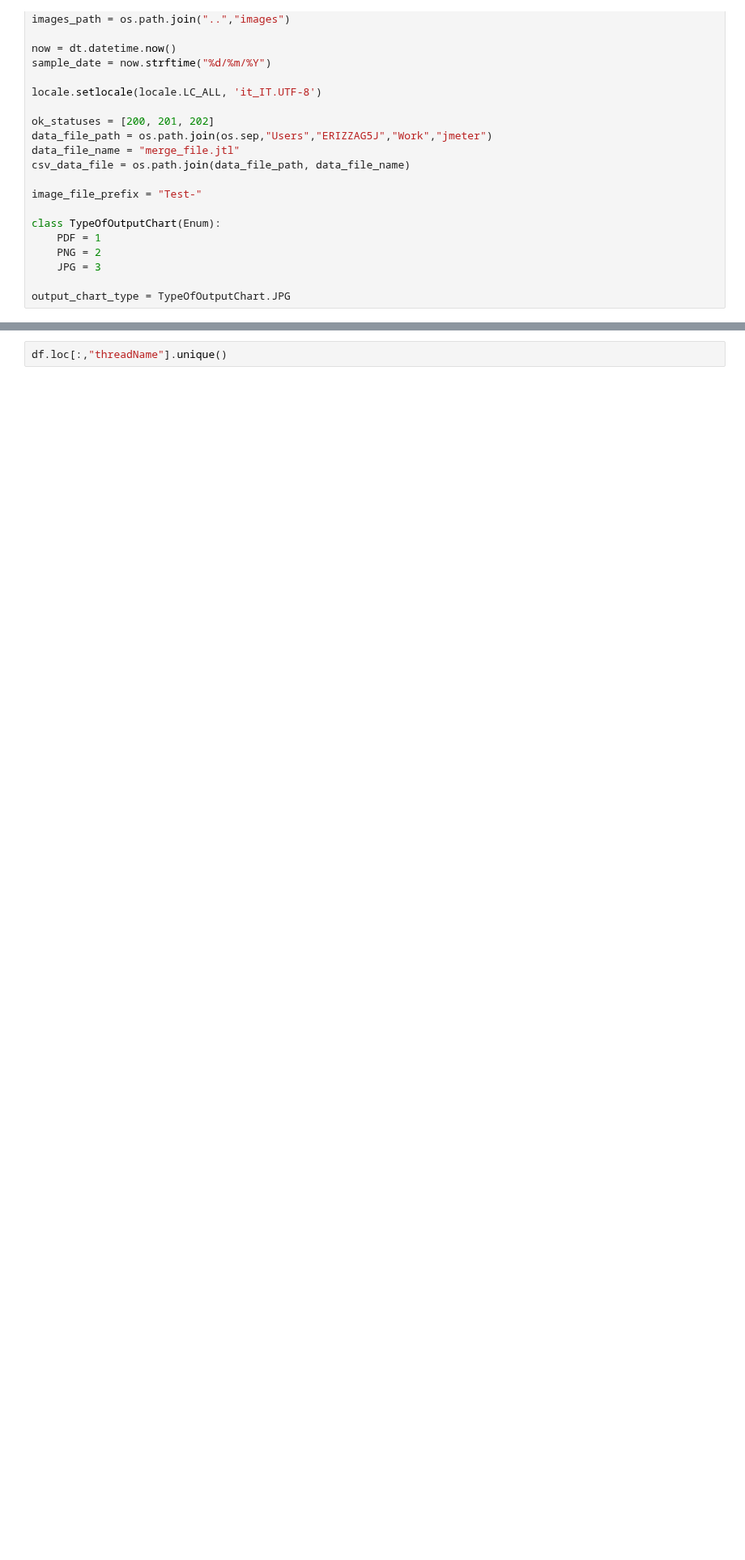
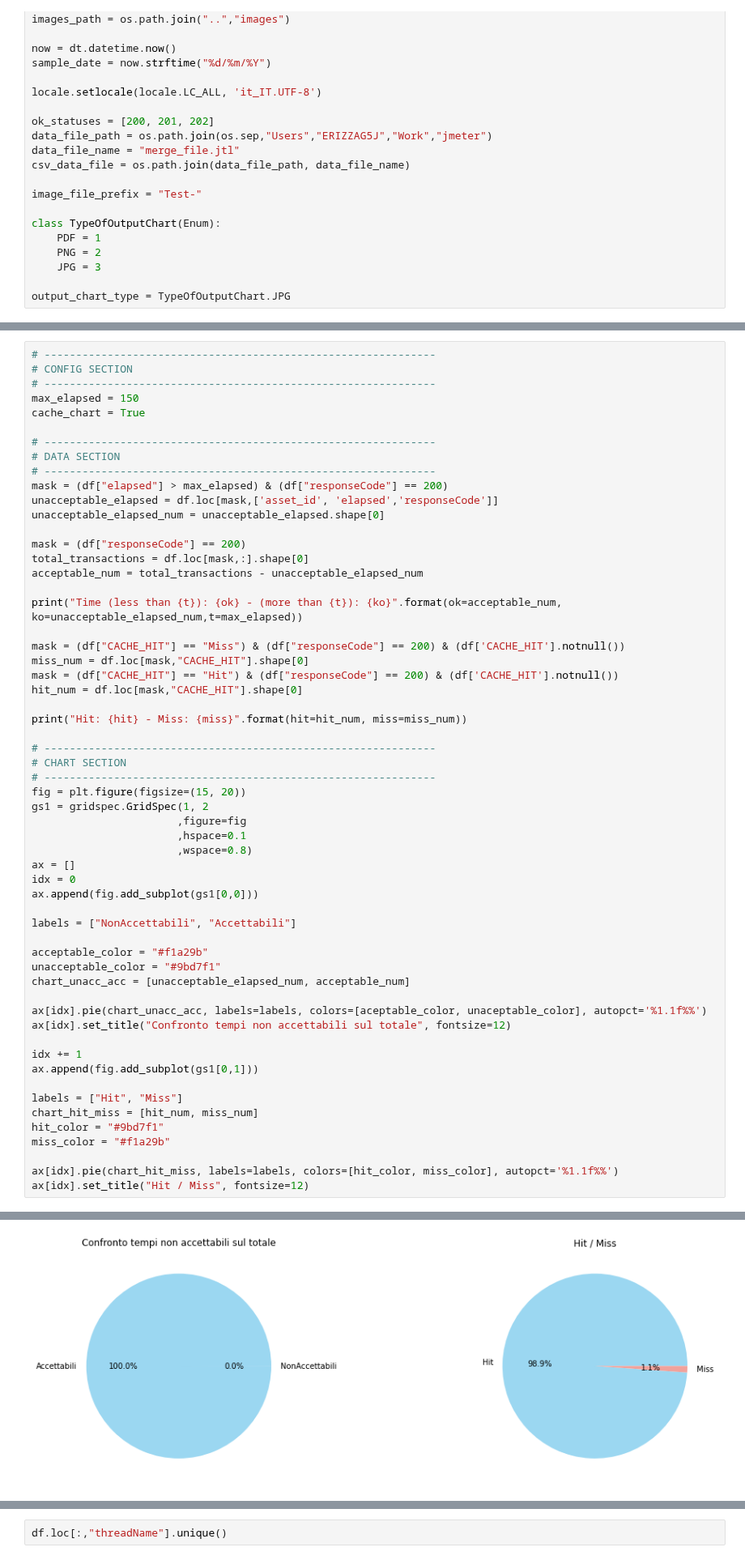
Before and after one commit to p-giovanni/JMeter_report, a Jupyter notebook: notebook/JMeter_JTL_analisys.ipynb, the cells around one changed output, grey strips where cells are left out. Shown at 81% size. Cells and saved outputs as stored; diff of their text form; blank space fills up the shorter version.

```diff
--- a/notebook/JMeter_JTL_analisys.ipynb
+++ b/notebook/JMeter_JTL_analisys.ipynb
@@ -71,0 +104,59 @@ df.loc[mask,:].shape
+# %%
+# --------------------------------------------------------------
+# CONFIG SECTION
+# --------------------------------------------------------------
+max_elapsed = 150
+cache_chart = True
+
+# --------------------------------------------------------------
+# DATA SECTION
+# --------------------------------------------------------------
+mask = (df["elapsed"] > max_elapsed) & (df["responseCode"] == 200)
+unacceptable_elapsed = df.loc[mask,['asset_id', 'elapsed','responseCode']]
+unacceptable_elapsed_num = unacceptable_elapsed.shape[0]
+
+mask = (df["responseCode"] == 200)
+total_transactions = df.loc[mask,:].shape[0]
+acceptable_num = total_transactions - unacceptable_elapsed_num
+
+print("Time (less than {t}): {ok} - (more than {t}): {ko}".format(ok=acceptable_num, ko=unacceptable_elapsed_num,t=max_elapsed))
+
+mask = (df["CACHE_HIT"] == "Miss") & (df["responseCode"] == 200) & (df['CACHE_HIT'].notnull())
+miss_num = df.loc[mask,"CACHE_HIT"].shape[0]
+mask = (df["CACHE_HIT"] == "Hit") & (df["responseCode"] == 200) & (df['CACHE_HIT'].notnull())
+hit_num = df.loc[mask,"CACHE_HIT"].shape[0]
+
+print("Hit: {hit} - Miss: {miss}".format(hit=hit_num, miss=miss_num))
+
+# --------------------------------------------------------------
+# CHART SECTION
+# --------------------------------------------------------------
+fig = plt.figure(figsize=(15, 20))
+gs1 = gridspec.GridSpec(1, 2
+                       ,figure=fig
+                       ,hspace=0.1
+                       ,wspace=0.8)
+ax = []
+idx = 0
+ax.append(fig.add_subplot(gs1[0,0]))
+
+labels = ["NonAccettabili", "Accettabili"]
+
+acceptable_color = "#f1a29b"
+unacceptable_color = "#9bd7f1"
+chart_unacc_acc = [unacceptable_elapsed_num, acceptable_num]
+
+ax[idx].pie(chart_unacc_acc, labels=labels, colors=[aceptable_color, unaceptable_color], autopct='%1.1f%%')
+ax[idx].set_title("Confronto tempi non accettabili sul totale", fontsize=12)
+
+idx += 1
+ax.append(fig.add_subplot(gs1[0,1]))
+
+labels = ["Hit", "Miss"]
+chart_hit_miss = [hit_num, miss_num]
+hit_color = "#9bd7f1"
+miss_color = "#f1a29b"
+
+ax[idx].pie(chart_hit_miss, labels=labels, colors=[hit_color, miss_color], autopct='%1.1f%%')
+ax[idx].set_title("Hit / Miss", fontsize=12)
+# %% [output]
@@ -71,0 +166 @@ df.loc[mask,:].shape
+[figure, added]
```
Also changed, not shown: parts of 6 cells of this notebook, 2 other files.
